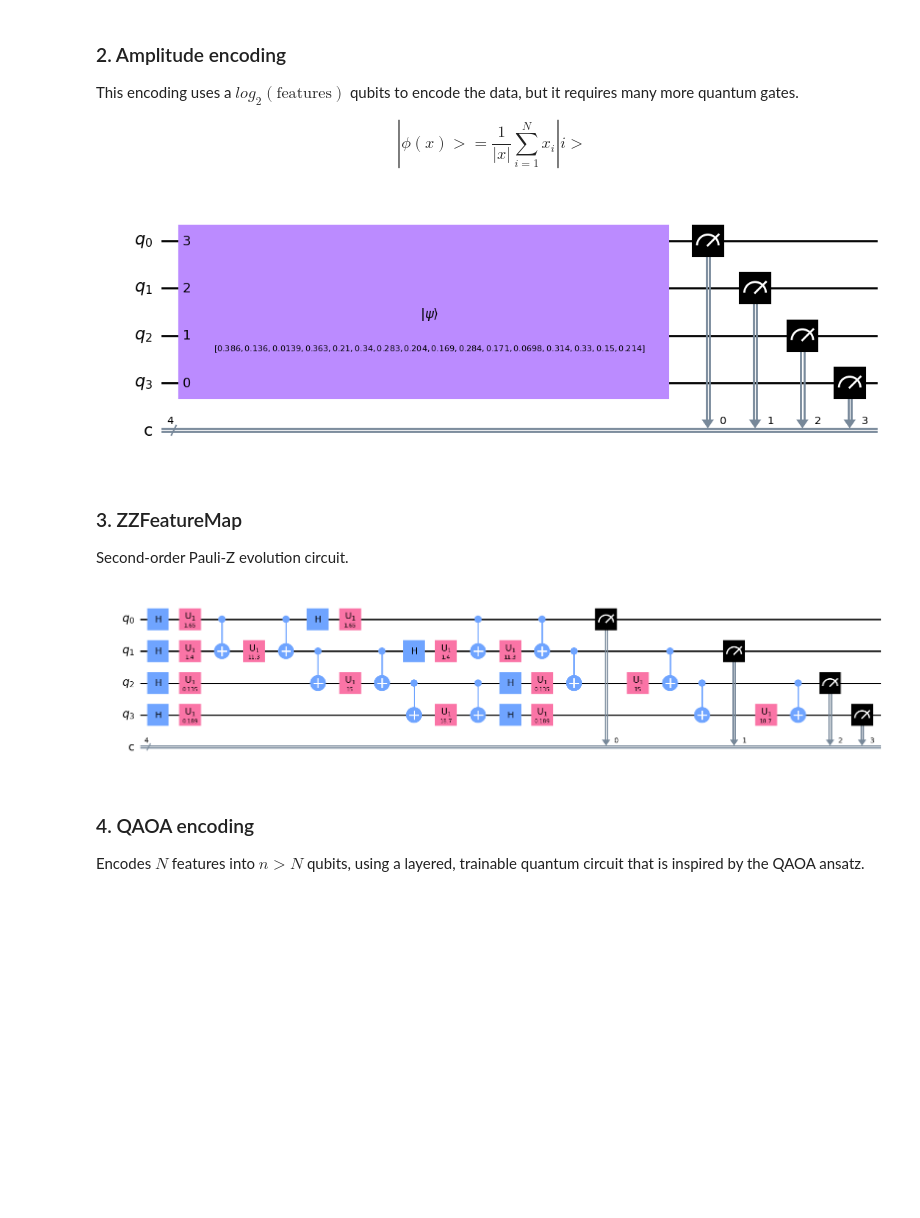
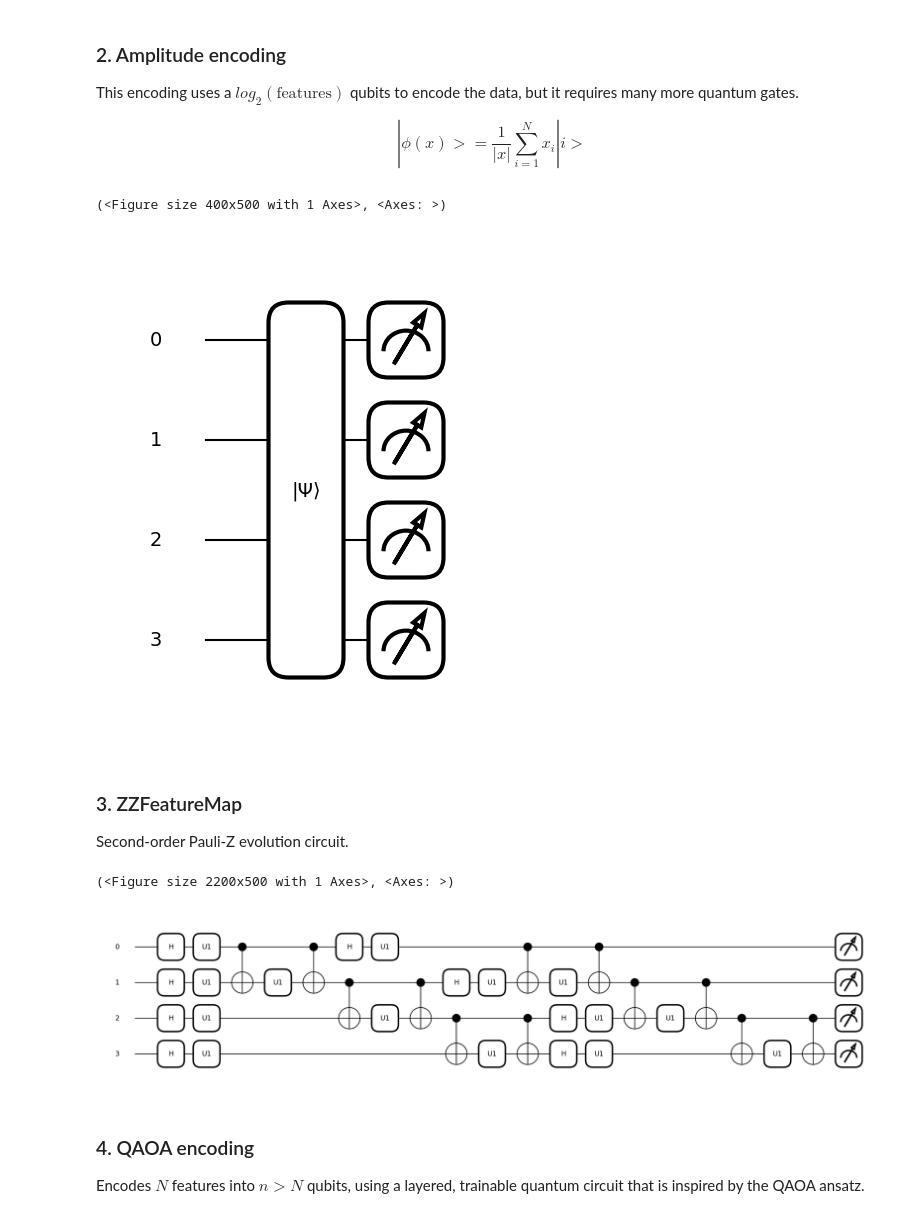
Before and after one commit to ingenii-solutions/ingenii-quantum-hybrid-networks, a Jupyter notebook: ingenii_quantum/examples/hybrid_fully_connected.ipynb, the cells around one changed output. Drawn from its saved outputs; the diff is of its cells as text; code cells hidden in the pictures; blank space fills up the shorter version.

```diff
--- a/ingenii_quantum/examples/hybrid_fully_connected.ipynb
+++ b/ingenii_quantum/examples/hybrid_fully_connected.ipynb
@@ -392,24 +388,24 @@ $$
 $$
 # %%
 nqbits = 4
-dev = qml.device('qiskit.aer', wires=nqbits)
+dev = qml.device('default.qubit', wires=nqbits)
 @qml.qnode(dev)
 def amplitude_encoding(feature_vector):
         qml.AmplitudeEmbedding(features=feature_vector, wires=range(nqbits),normalize=True)
         return qml.probs(wires = list(range(nqbits)))
 
 feature_vector = np.random.random(2**nqbits)
-amplitude_encoding(feature_vector)  # We make a forward pass to initialize the weights
-dev._circuit.draw('mpl')
+print(qml.draw_mpl(amplitude_encoding)(feature_vector))
 # %% [output]
+(<Figure size 400x500 with 1 Axes>, <Axes: >)
-[figure, old version]
+[figure, new version]
 # %% [markdown]
 ### 3. ZZFeatureMap
 
 Second-order Pauli-Z evolution circuit.
 # %%
 nqbits = 4
-dev = qml.device('qiskit.aer', wires=nqbits)
+dev = qml.device('default.qubit', wires=nqbits)
 @qml.qnode(dev)
 def ZZFeatureMap_encoding(feature_vector, n_layers=2):
     for _ in range(n_layers):
@@ -426,10 +422,10 @@ def ZZFeatureMap_encoding(feature_vector, n_layers=2):
     return qml.probs(wires = list(range(nqbits)))
 
 feature_vector = np.random.random(nqbits)
-ZZFeatureMap_encoding(feature_vector)  # We make a forward pass to initialize the weights
-dev._circuit.draw('mpl')
+print(qml.draw_mpl(ZZFeatureMap_encoding)(feature_vector))
 # %% [output]
+(<Figure size 2200x500 with 1 Axes>, <Axes: >)
-[figure, old version]
+[figure, new version]
 # %% [markdown]
 ### 4. QAOA encoding
 
```
Also changed, not shown: parts of 12 cells of this notebook, 18 other files.
